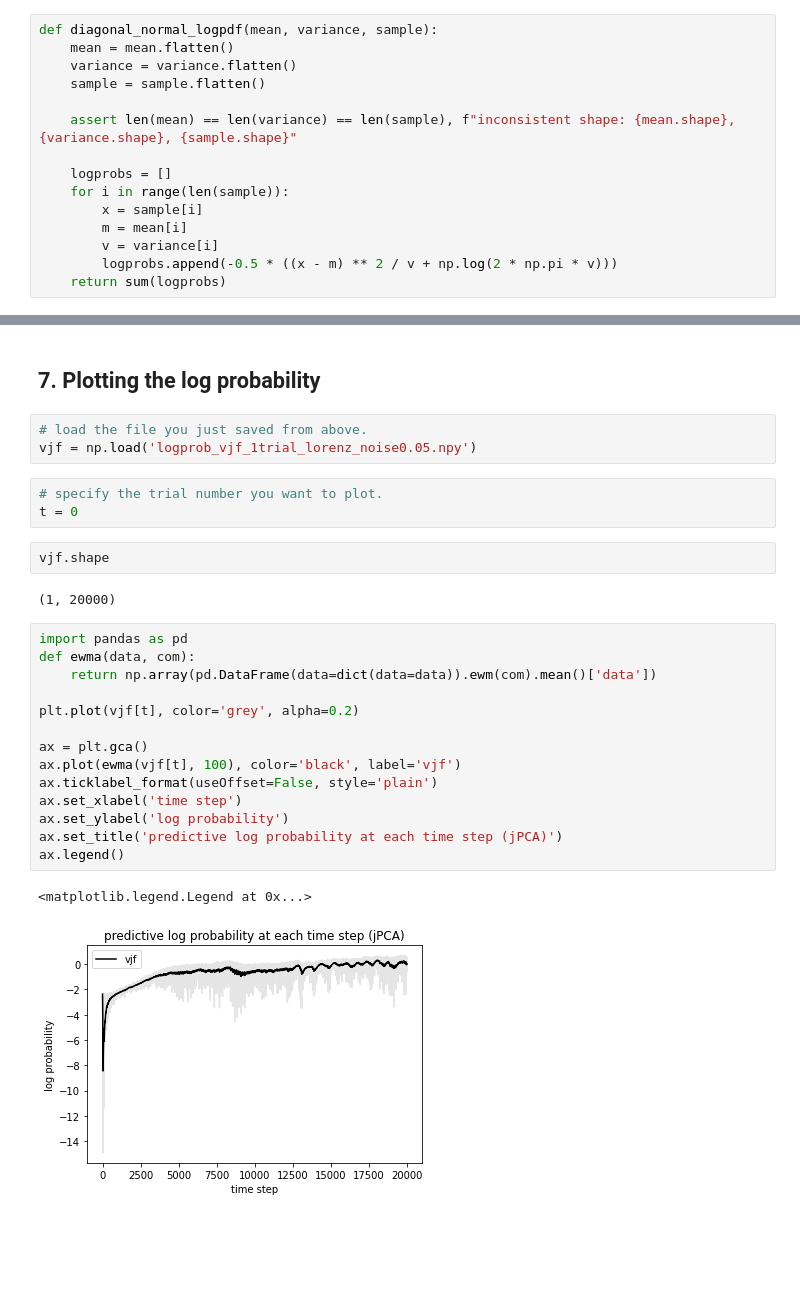
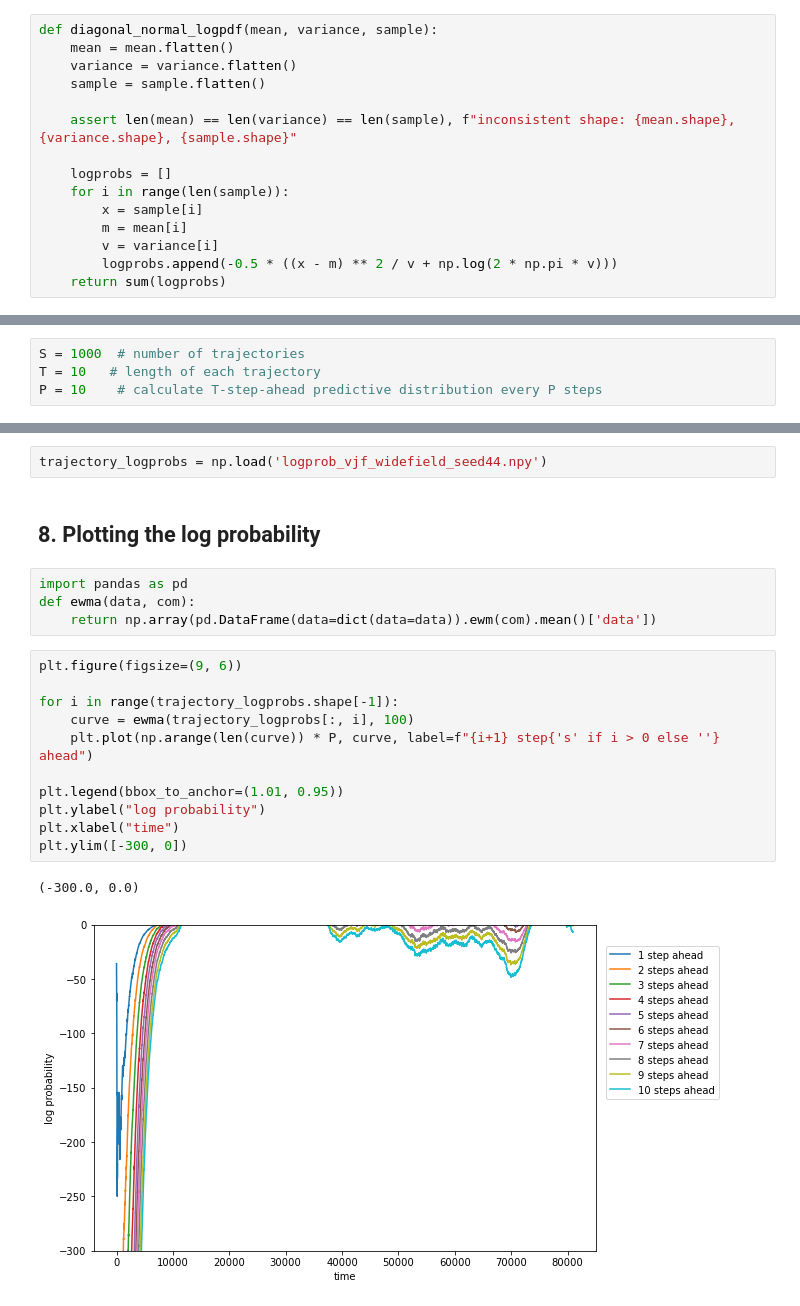
Before and after one commit to pearsonlab/Bubblewrap, a Jupyter notebook: models/VJF.ipynb, the cells around one changed output, grey strips where cells are left out. Drawn from its saved outputs; the diff is of its cells as text; blank space fills up the shorter version.

```diff
--- a/models/VJF.ipynb
+++ b/models/VJF.ipynb
@@ -205,2 +201,6 @@ def diagonal_normal_logpdf(mean, variance, sample):
+# %%
+S = 1000  # number of trajectories
+T = 10   # length of each trajectory
+P = 10    # calculate T-step-ahead predictive distribution every P steps
 # %%
 logprobs = []
@@ -291,30 +318,23 @@ np.save('logprob_vjf_1trial_lorenz_noise0.05.npy', np.array(logprobs))
+# %%
+trajectory_logprobs = np.load('logprob_vjf_widefield_seed44.npy')
 # %% [markdown]
-## 7. Plotting the log probability
+## 8. Plotting the log probability
-# %%
-# load the file you just saved from above.
-vjf = np.load('logprob_vjf_1trial_lorenz_noise0.05.npy')
-# %%
-# specify the trial number you want to plot.
-t = 0
-# %%
-vjf.shape
-# %% [output]
-(1, 20000)
 # %%
 import pandas as pd
 def ewma(data, com):
     return np.array(pd.DataFrame(data=dict(data=data)).ewm(com).mean()['data'])
-
-plt.plot(vjf[t], color='grey', alpha=0.2)
-
-ax = plt.gca()
-ax.plot(ewma(vjf[t], 100), color='black', label='vjf')
-ax.ticklabel_format(useOffset=False, style='plain')
-ax.set_xlabel('time step')
-ax.set_ylabel('log probability')
-ax.set_title('predictive log probability at each time step (jPCA)')
-ax.legend()
-# %% [output]
-<matplotlib.legend.Legend at 0x...>
-[figure, removed]
+# %%
+plt.figure(figsize=(9, 6))
+
+for i in range(trajectory_logprobs.shape[-1]):
+    curve = ewma(trajectory_logprobs[:, i], 100)
+    plt.plot(np.arange(len(curve)) * P, curve, label=f"{i+1} step{'s' if i > 0 else ''} ahead")
+
+plt.legend(bbox_to_anchor=(1.01, 0.95))
+plt.ylabel("log probability")
+plt.xlabel("time")
+plt.ylim([-300, 0])
+# %% [output]
+(-300.0, 0.0)
+[figure, added]
 # %% [markdown]
```
Also changed, not shown: parts of 25 cells of this notebook, 1 other file.
